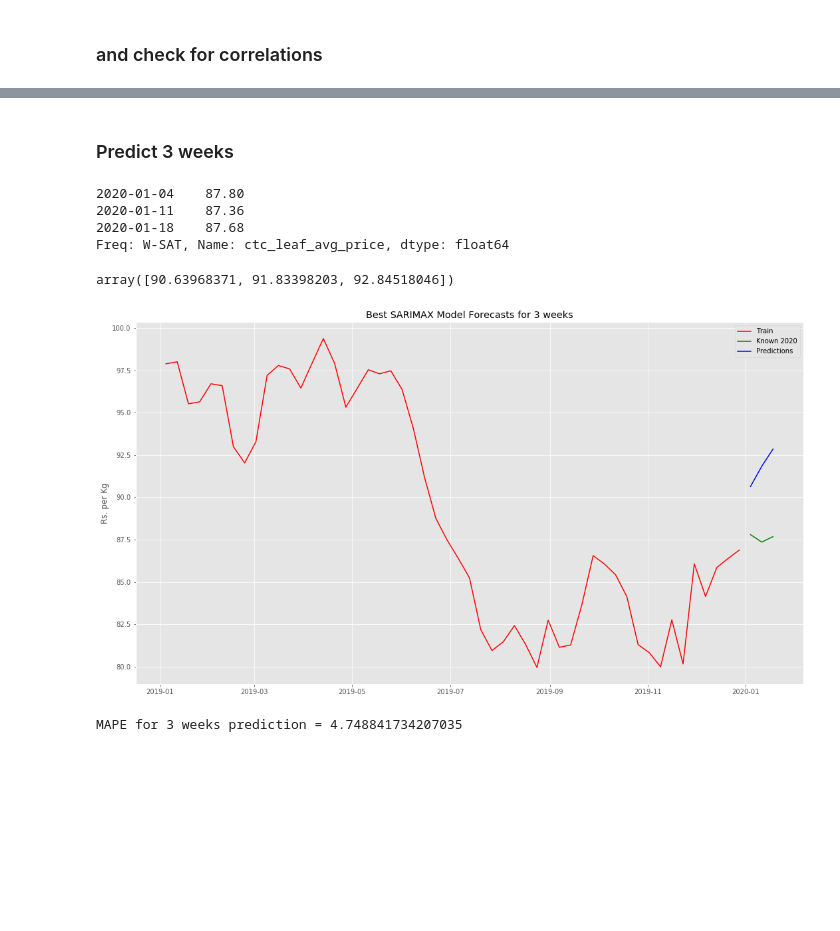
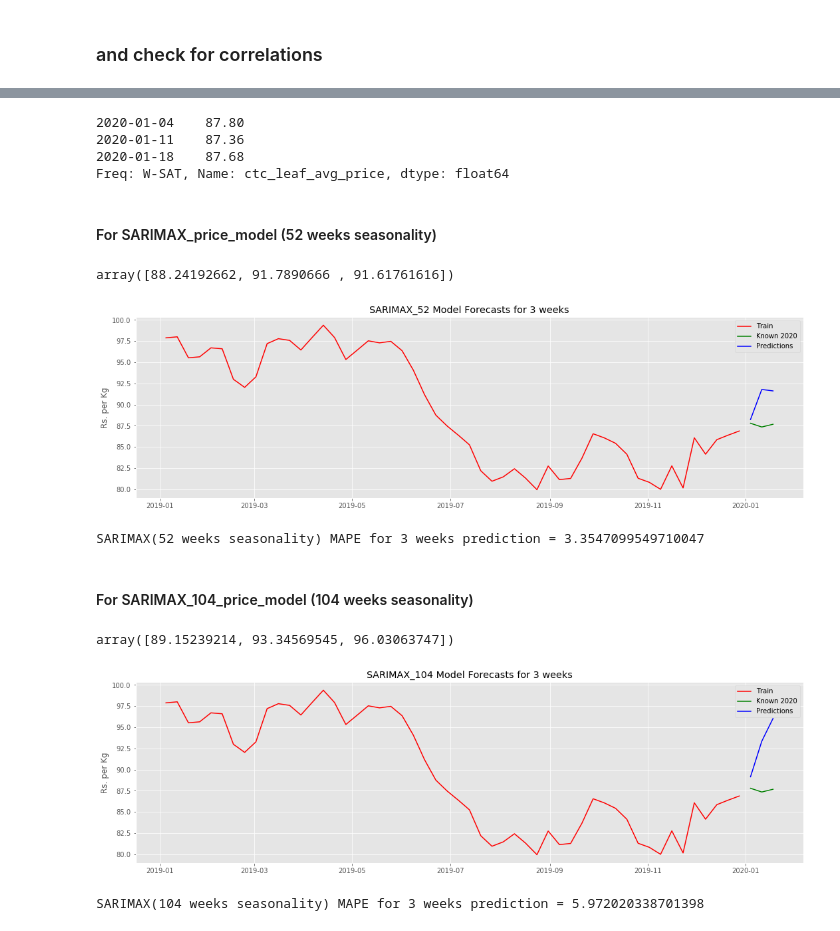
Before and after one commit to ArunMitra/Wholesale-Tea-Price-Prediction, a Jupyter notebook: Notebooks/tea_model_exploration_SARIMAX.ipynb, the cells around one changed output, grey strips where cells are left out. Saved outputs shown, nothing was run; the diff lists cells and outputs as text; code cells hidden in the pictures; blank space fills up the shorter version.

```diff
--- a/Notebooks/tea_model_exploration_SARIMAX.ipynb
+++ b/Notebooks/tea_model_exploration_SARIMAX.ipynb
@@ -480,0 +329,9 @@ _ = sm.graphics.tsa.plot_acf(SARIMAX_price_model.resid(), ax=ax)
+# %%
+# retrain the best model on all data upto end 2019 NOTE: paramters narrowed after previous tests
+SARIMAX_52_price_model = auto_arima(price_series, start_p=0, d=1, start_q=1,
+                                 max_p=0, max_d=1, max_q=1, start_P=2, D=1, start_Q=0,
+                                 max_Q=0, m=52, seasonal=True,
+                                 error_action='warn', trace=True,
+                                 suppress_warnings=True, stepwise=True,
+                                 random_state=13, n_fits=50)
+SARIMAX_52_price_model.summary()
@@ -608,5 +695,3 @@ MAPE for 3 weeks prediction = 29.606846642148675
-# %% [markdown]
-### Predict 3 weeks
 # %%
 # Actuals for 2020 (pre-COVID end february)
 price_series_2020_pc = df_CHN_CTC_leaf_2020['ctc_leaf_avg_price'].iloc[:3]
@@ -617,30 +702,58 @@ price_series_2020_pc
 2020-01-11    87.36
 2020-01-18    87.68
 Freq: W-SAT, Name: ctc_leaf_avg_price, dtype: float64
+# %% [markdown]
+#### For SARIMAX_price_model (52 weeks seasonality)
 # %%
 #fig, ax = plt.subplots(1, figsize=(16, 4))
 
 predictions_index = pd.date_range(start='2020-01-04', end='2020-01-18', freq='W-SAT')
-predictions = SARIMAX_price_model.predict(3)
+predictions = SARIMAX_52_price_model.predict(3)
 #predictions.index = predictions_index
 predictions
 # %% [output]
-array([90.63968371, 91.83398203, 92.84518046])
+array([88.24192662, 91.7890666 , 91.61761616])
 # %%
-plt.figure(figsize=(18, 10))
+plt.figure(figsize=(18, 5))
 plt.plot(price_series.index[-52:], price_series[-52:], label='Train', c='r')
 plt.plot(price_series_2020_pc.index[:3], price_series_2020_pc[:3], label='Known 2020', c='g')
 plt.plot(predictions_index, predictions, label='Predictions', c='b')
 
-plt.title("Best SARIMAX Model Forecasts for 3 weeks")
+plt.title("SARIMAX_52 Model Forecasts for 3 weeks")
 plt.legend(loc='best')
 plt.ylabel('Rs. per Kg')
-plt.savefig('../Images/Best_SARIMAX_Model_Forecasts_for_3_weeks')
+plt.savefig('../Images/SARIMAX_52_Model_Forecasts_for_3_weeks')
 
 plt.show();
 # %% [output]
-[figure, old version]
+[figure, new version]
 # %%
-print(f'MAPE for 3 weeks prediction = {mape(price_series_2020_pc[:3], predictions[:3])}')
+print(f'SARIMAX(52 weeks seasonality) MAPE for 3 weeks prediction = {mape(price_series_2020_pc[:3], predictions[:3])}')
 # %% [output]
-MAPE for 3 weeks prediction = 4.748841734207035
+SARIMAX(52 weeks seasonality) MAPE for 3 weeks prediction = 3.3547099549710047
+# %% [markdown]
+#### For SARIMAX_104_price_model (104 weeks seasonality)
+# %%
+predictions_index = pd.date_range(start='2020-01-04', end='2020-01-18', freq='W-SAT')
+predictions = SARIMAX_104_price_model.predict(3)
+predictions
+# %% [output]
+array([89.15239214, 93.34569545, 96.03063747])
+# %%
+plt.figure(figsize=(18, 5))
+plt.plot(price_series.index[-52:], price_series[-52:], label='Train', c='r')
+plt.plot(price_series_2020_pc.index[:3], price_series_2020_pc[:3], label='Known 2020', c='g')
+plt.plot(predictions_index, predictions, label='Predictions', c='b')
+
+plt.title("SARIMAX_104 Model Forecasts for 3 weeks")
+plt.legend(loc='best')
+plt.ylabel('Rs. per Kg')
+plt.savefig('../Images/SARIMAX_104_Model_Forecasts_for_3_weeks')
+
+plt.show();
+# %% [output]
+[figure, added]
+# %%
+print(f'SARIMAX(104 weeks seasonality) MAPE for 3 weeks prediction = {mape(price_series_2020_pc[:3], predictions[:3])}')
+# %% [output]
+SARIMAX(104 weeks seasonality) MAPE for 3 weeks prediction = 5.972020338701398
```
Also changed, not shown: parts of 70 cells of this notebook, 24 other files.
